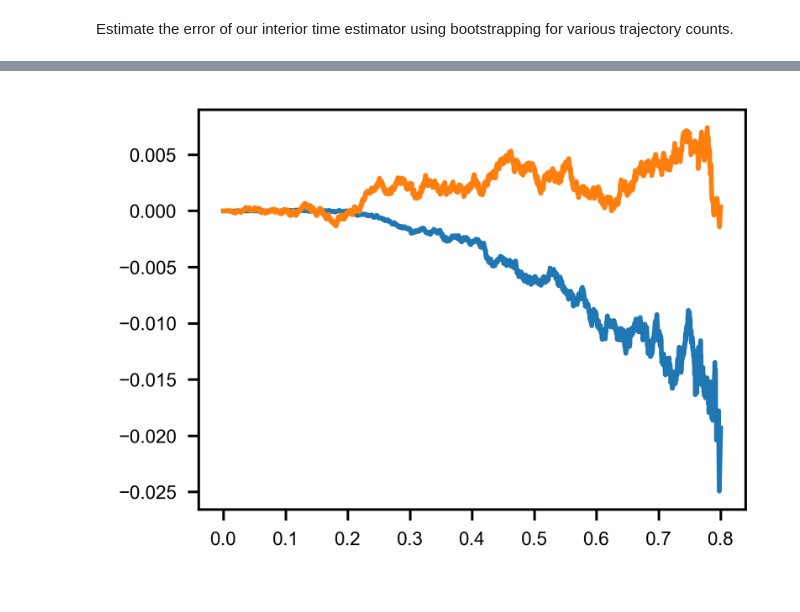
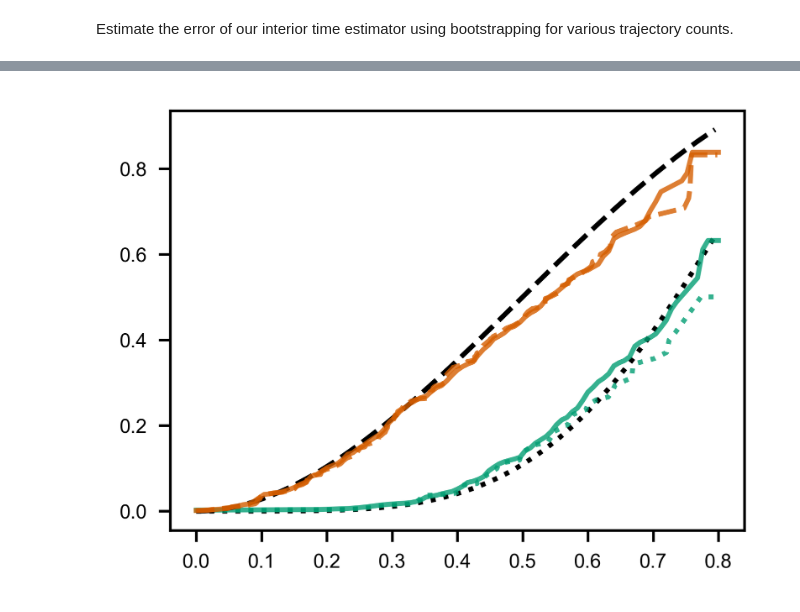
Before and after one commit to brunobeltran/multi_locus_analysis, a Jupyter notebook: notebooks/interior-esimator-error.ipynb, the cells around one changed output, grey strips where cells are left out. Cells and saved outputs as stored; diff of their text form; code cells hidden in the pictures.

```diff
--- a/notebooks/interior-esimator-error.ipynb
+++ b/notebooks/interior-esimator-error.ipynb
@@ -186,12 +72,14 @@ import matplotlib.pyplot as plt
 # %%
 fig, ax = plt.subplots()
 for var in var_pair:
-    ax.plot(err_t, err_ave[var.name], c=var.color)
+    ax.plot(err_t, -err_ave[var.name], c=var.color)
     ax.fill_between(
         err_t,
-        err_ave[var.name] - 2*err_std[var.name],
-        err_ave[var.name] + 2*err_std[var.name],
+        -err_ave[var.name] - 2*err_std[var.name],
+        -err_ave[var.name] + 2*err_std[var.name],
         alpha=0.5,
         color=var.color
     )
+plt.yscale('log')
+plt.ylim([1e-4, 1e-1])
 # %% [output]
@@ -201,3 +90,13 @@ import pickle
 # %%
 with open('/home/bbeltr1/Downloads/int_err_boot_1000_traj.pkl', 'wb') as f:
     pickle.dump((err_ave, err_std), f)
+# %%
+with open('/home/bbeltr1/Downloads/int_err_boot_1000_traj.pkl', 'rb') as f:
+    err_ave, err_std = pickle.load(f)
+# %%
+observation = fw.sim_to_obs(sim)
+# %%
+N_per_subboot = 1000
+replicates = observation.index.get_level_values('replicate').unique().values
+num_replicates = len(replicates)
+obs = observation.reset_index(level=1).loc[np.random.randint(num_replicates, size=(N_per_subboot,))]
@@ -204,27 +120,61 @@ with open('/home/bbeltr1/Downloads/int_err_boot_1000_traj.pkl', 'wb') as f:
 # %%
 stats = mla.stats
 traj_cols = ['replicate']
+sim = fw.ab_window(
+    [var.rvs for var in var_pair],
+    offset=-100*np.sum([var.mean() for var in var_pair]),
+    window_size=T,
+    num_replicates=1_000,
+    states=[var.name for var in var_pair]
+)
+observation = fw.sim_to_obs(sim)
+
+shared_t = np.linspace(0, T, 101)
+est = {var.name: np.zeros_like(shared_t) for var in var_pair}
+saved_all_times = {}
+saved_int_est = {}
+N_subboot = 100
+N_per_subboot = 1000
+
+for i in range(N_subboot):
+    replicates = observation.index \
+        .get_level_values('replicate').unique().values
+    num_replicates = len(replicates)
+    obs = observation.reset_index(level=1) \
+        .loc[np.random.randint(num_replicates, size=(N_per_subboot,))]
+    for var in var_pair:
+        interior = obs.loc[
+            (obs['state'] == var.name) & (obs['wait_type'] == 'interior'),
+            ['wait_time', 'window_size']
+        ].copy()
+        exterior = obs.loc[
+                (obs['state'] == var.name)
+                & (obs['wait_type'] != 'interior')
+                & (obs['wait_type'] != 'full exterior'),
+                ['wait_time', 'window_size']
+        ].copy()
+        window_sizes = obs.groupby(traj_cols)['window_size'].first().values
+        # now sorted
+        window_sizes, window_cdf = stats.ecdf(window_sizes)
+        window_sf = 1 - window_cdf
+        all_times, cdf_int, cdf_ext, Z_X, F_T = fw.ecdf_ext_int(
+            exterior.wait_time.values,
+            interior.wait_time.values,
+            interior.window_size.values
+        )
+        est[var.name] += (1/N_subboot) * np.interp(shared_t, all_times, cdf_int*F_T)
+        if i == 0:
+            saved_all_times[var.name] = all_times
+            saved_int_est[var.name] = cdf_int*F_T
+
+
 fig, ax = plt.subplots()
 for var in var_pair:
-    interior = obs.loc[
-        (obs['state'] == var.name) & (obs['wait_type'] == 'interior'),
-        ['wait_time', 'window_size']
-    ].copy()
-    exterior = obs.loc[
-            (obs['state'] == var.name)
-            & (obs['wait_type'] != 'interior')
-            & (obs['wait_type'] != 'full exterior'),
-            ['wait_time', 'window_size']
-    ].copy()
-    window_sizes = obs.groupby(traj_cols)['window_size'].first().values
-    # now sorted
-    window_sizes, window_cdf = stats.ecdf(window_sizes)
-    window_sf = 1 - window_cdf
-    all_times, cdf_int, cdf_ext, Z_X, F_T = fw.ecdf_ext_int(
-        exterior.wait_time.values,
-        interior.wait_time.values,
-        interior.window_size.values
-    )
-    err_ave[var.name] += (1/N_boot) * np.interp(err_t, all_times, var.cdf(all_times) - cdf_int*F_T)
+    line, = ax.plot(all_times, var.cdf(all_times), ls=var.linestyle,
+                    c='k', label=f'True $F_X(t)$')
+    line, = ax.plot(saved_all_times[var.name], saved_int_est[var.name], c=var.color, ls=var.linestyle, alpha=0.8,
+                    label='Interior CDF estimate')
+    line, = ax.plot(shared_t, est[var.name], c=var.color, alpha=0.8,
+                    label='Bootstrap CDF estimate')
 # %% [output]
-[figure, old version]
+[figure, new version]
```
Also changed, not shown: parts of 10 cells of this notebook, 2 other files.
